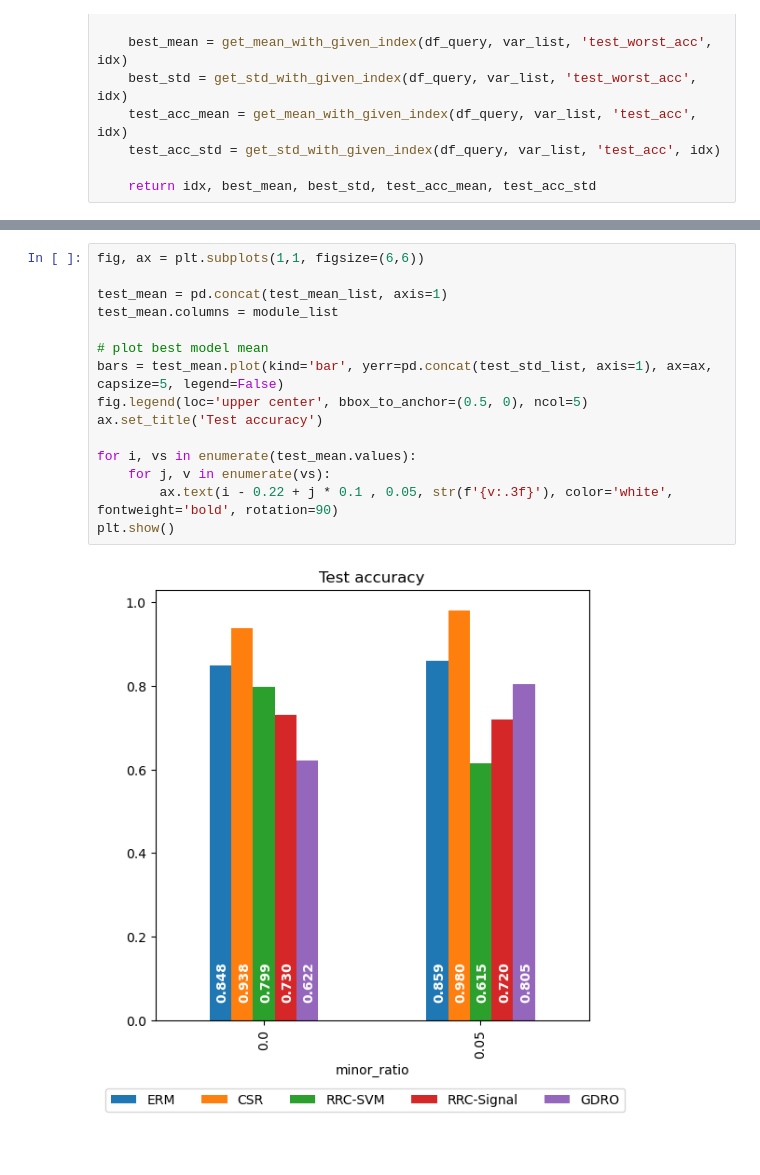
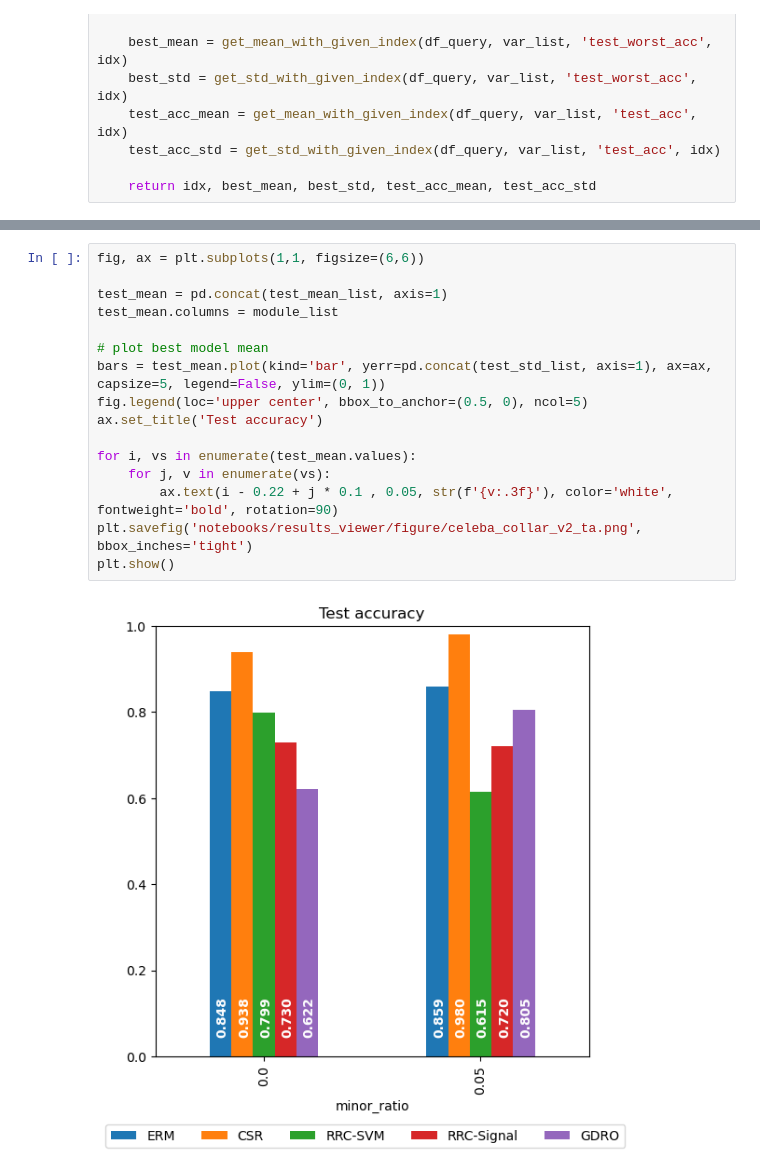
Before and after one commit to joshua840/ConceptualSensitivityRegularization, a Jupyter notebook: notebooks/results_viewer/CelebaCollarV2_summary copy.ipynb, the cells around one changed output, grey strips where cells are left out. Saved outputs shown, nothing was run; the diff lists cells and outputs as text.

```diff
--- a/notebooks/results_viewer/CelebaCollarV2_summary copy.ipynb
+++ b/notebooks/results_viewer/CelebaCollarV2_summary copy.ipynb
@@ -140,17 +141,18 @@ Expected 64, got 192
 # %%
 fig, ax = plt.subplots(1,1, figsize=(6,6))
 
 test_mean = pd.concat(test_mean_list, axis=1)
 test_mean.columns = module_list
 
 # plot best model mean
-bars = test_mean.plot(kind='bar', yerr=pd.concat(test_std_list, axis=1), ax=ax, capsize=5, legend=False)
+bars = test_mean.plot(kind='bar', yerr=pd.concat(test_std_list, axis=1), ax=ax, capsize=5, legend=False, ylim=(0, 1))
 fig.legend(loc='upper center', bbox_to_anchor=(0.5, 0), ncol=5)
 ax.set_title('Test accuracy')
 
 for i, vs in enumerate(test_mean.values):
     for j, v in enumerate(vs):
         ax.text(i - 0.22 + j * 0.1 , 0.05, str(f'{v:.3f}'), color='white', fontweight='bold', rotation=90)
+plt.savefig('notebooks/results_viewer/figure/celeba_collar_v2_ta.png', bbox_inches='tight')
 plt.show()
 # %% [output]
-[figure, old version]
+[figure, new version]
```
Also changed, not shown: parts of 2 cells of this notebook, 10 other files.
